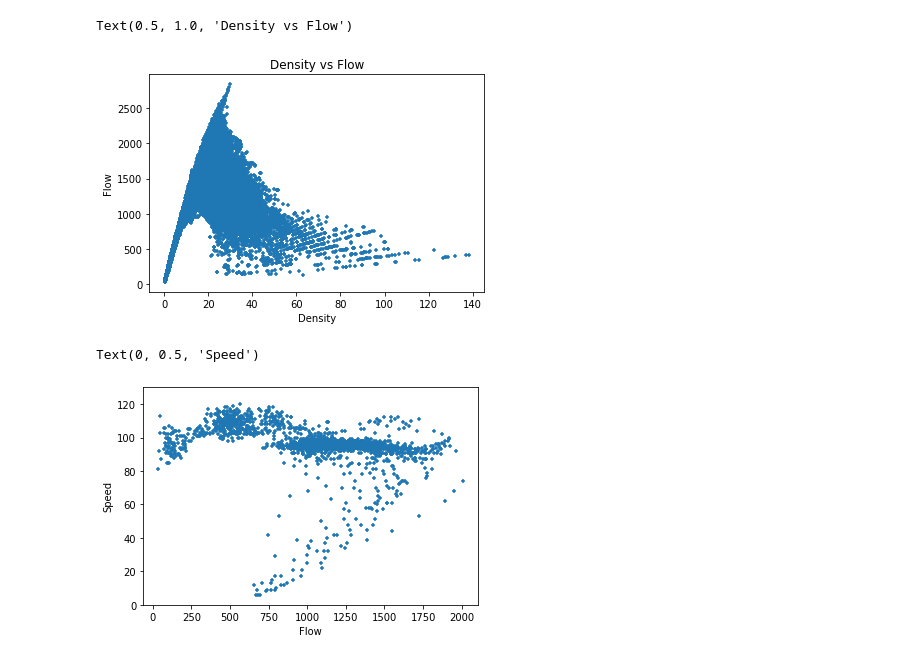
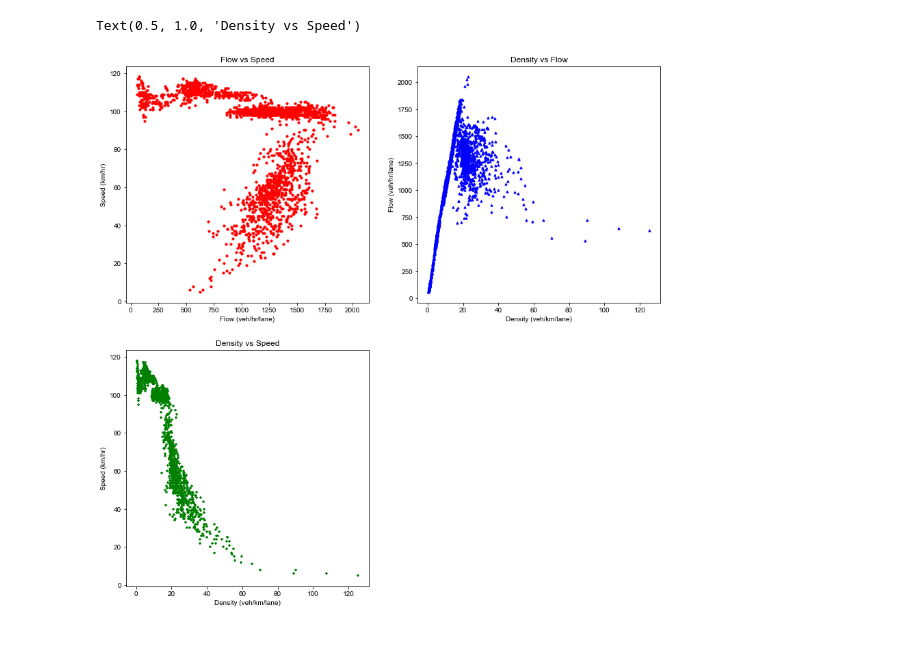
Before and after one commit to zahraeftekhar/Dittlab-Hackdays, a Jupyter notebook: data_process.ipynb, the cells around one changed output. Saved outputs shown, nothing was run; the diff lists cells and outputs as text; code cells hidden in the pictures.

```diff
--- a/data_process.ipynb
+++ b/data_process.ipynb
@@ -4,6 +4,9 @@ import json
 import numpy as np
 import matplotlib.pyplot as plt
 %matplotlib inline
+plt.rcParams["font.family"] = "arial"
+plt.rcParams["font.size"] = 16
+#plt.rcParams['font.sans-serif']
 # %%
 with open('./data_A4_2019-11-26.json', 'r') as f:
     data = json.load(f)
@@ -14,16 +13,27 @@ density = flow / speed
-# %%
-plt.scatter(density, flow, marker='+', s=10)
-plt.xlabel('Density')
-plt.ylabel('Flow')
-plt.title('Density vs Flow')
-# %% [output]
-Text(0.5, 1.0, 'Density vs Flow')
-[figure, removed]
-# %%
-plt.scatter(flow, speed, marker='+', s=10)
-plt.ylim([0, 130])
-plt.xlabel('Flow')
-plt.ylabel('Speed')
-# %% [output]
-Text(0, 0.5, 'Speed')
-[figure, removed]
+# %%
+i = 68
+flow = np.array(data['data']['flow'])[i]
+speed = np.array(data['data']['speed'])[i]
+density = flow / speed
+
+plt.figure(figsize=(14,14))
+plt.subplot(2, 2, 1)
+plt.scatter(flow, speed, marker='o', s=10, c='r')
+plt.xlabel('Flow (veh/hr/lane)')
+plt.ylabel('Speed (km/hr)')
+plt.title('Flow vs Speed')
+
+plt.subplot(2, 2, 2)
+plt.scatter(density, flow, marker='^', s=10, c='b')
+plt.xlabel('Density (veh/km/lane)')
+plt.ylabel('Flow (veh/hr/lane)')
+plt.title('Density vs Flow')
+
+plt.subplot(2, 2, 3)
+plt.scatter(density, speed, marker='+', s=10, c='g')
+plt.xlabel('Density (veh/km/lane)')
+plt.ylabel('Speed (km/hr)')
+plt.title('Density vs Speed')
+# %% [output]
+Text(0.5, 1.0, 'Density vs Speed')
+[figure, added]
```
Also changed, not shown: parts of 1 cell of this notebook, 1 other file.
